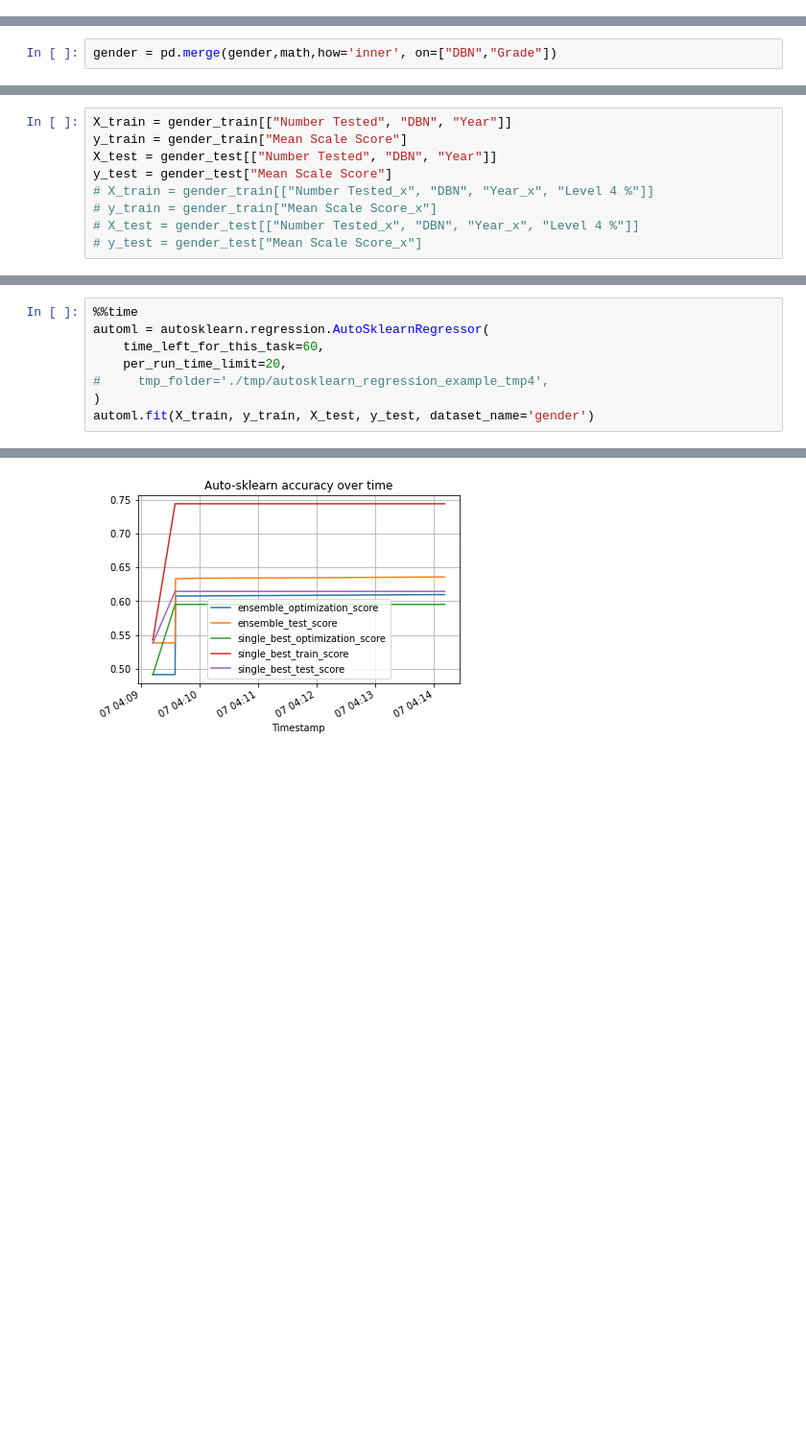
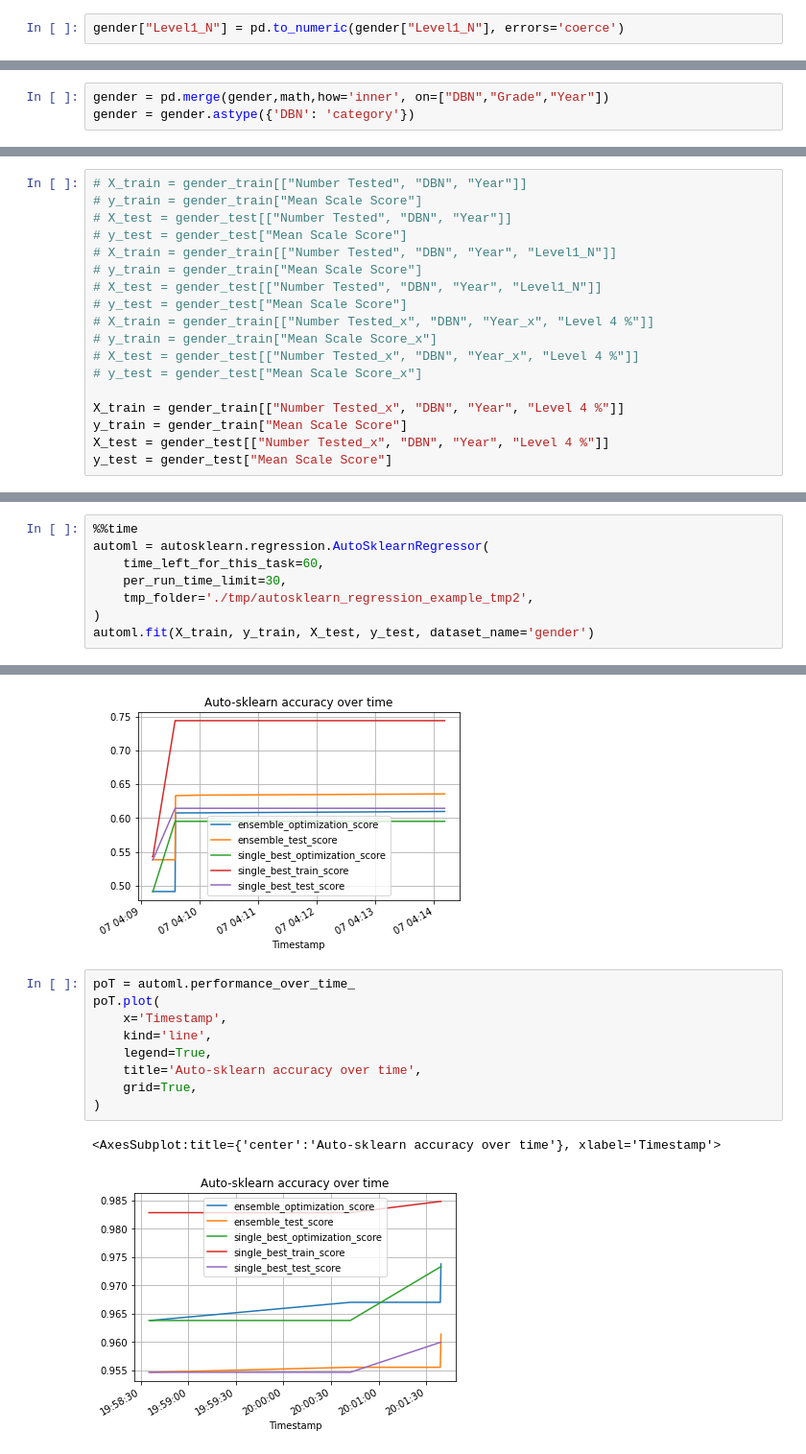
Before and after one commit to primkey7607/factorizedlearn, a Jupyter notebook: vsautosklearn.ipynb, the cells around one changed output, grey strips where cells are left out. Shown at 96% size. Drawn from its saved outputs; the diff is of its cells as text; blank space fills up the shorter version.

```diff
--- a/vsautosklearn.ipynb
+++ b/vsautosklearn.ipynb
@@ -28,0 +71,2 @@ gender["Mean Scale Score"] = pd.to_numeric(gender["Mean Scale Score"], errors='c
+# %%
+gender["Level1_N"] = pd.to_numeric(gender["Level1_N"], errors='coerce')
@@ -29,4 +77,5 @@ gender["Mean Scale Score"] = pd.to_numeric(gender["Mean Scale Score"], errors='c
 # %%
-gender = pd.merge(gender,math,how='inner', on=["DBN","Grade"])
+gender = pd.merge(gender,math,how='inner', on=["DBN","Grade","Year"])
+gender = gender.astype({'DBN': 'category'})
 # %%
 gender["Level 4 %"] = pd.to_numeric(gender["Level 4 %"], errors='coerce').fillna(0)
@@ -72,11 +119,20 @@ for i in range(classes):
     gender_test_CV = gender[msk == i]
     gender_train_CVsets.append([gender_train_CV, gender_test_CV])
 # %%
-X_train = gender_train[["Number Tested", "DBN", "Year"]]
-y_train = gender_train["Mean Scale Score"]
-X_test = gender_test[["Number Tested", "DBN", "Year"]]
-y_test = gender_test["Mean Scale Score"]
+# X_train = gender_train[["Number Tested", "DBN", "Year"]]
+# y_train = gender_train["Mean Scale Score"]
+# X_test = gender_test[["Number Tested", "DBN", "Year"]]
+# y_test = gender_test["Mean Scale Score"]
+# X_train = gender_train[["Number Tested", "DBN", "Year", "Level1_N"]]
+# y_train = gender_train["Mean Scale Score"]
+# X_test = gender_test[["Number Tested", "DBN", "Year", "Level1_N"]]
+# y_test = gender_test["Mean Scale Score"]
 # X_train = gender_train[["Number Tested_x", "DBN", "Year_x", "Level 4 %"]]
 # y_train = gender_train["Mean Scale Score_x"]
 # X_test = gender_test[["Number Tested_x", "DBN", "Year_x", "Level 4 %"]]
 # y_test = gender_test["Mean Scale Score_x"]
+
+X_train = gender_train[["Number Tested_x", "DBN", "Year", "Level 4 %"]]
+y_train = gender_train["Mean Scale Score"]
+X_test = gender_test[["Number Tested_x", "DBN", "Year", "Level 4 %"]]
+y_test = gender_test["Mean Scale Score"]
@@ -84,8 +146,8 @@ y_test = gender_test["Mean Scale Score"]
 %%time
 automl = autosklearn.regression.AutoSklearnRegressor(
     time_left_for_this_task=60,
-    per_run_time_limit=20,
-#     tmp_folder='./tmp/autosklearn_regression_example_tmp4',
+    per_run_time_limit=30,
+    tmp_folder='./tmp/autosklearn_regression_example_tmp2',
 )
 automl.fit(X_train, y_train, X_test, y_test, dataset_name='gender')
 # %% [output]
@@ -183,3 +240,15 @@ poT.plot(
 # %% [output]
 <AxesSubplot:title={'center':'Auto-sklearn accuracy over time'}, xlabel='Timestamp'>
 [figure]
+# %%
+poT = automl.performance_over_time_
+poT.plot(
+    x='Timestamp',
+    kind='line',
+    legend=True,
+    title='Auto-sklearn accuracy over time',
+    grid=True,
+)
+# %% [output]
+<AxesSubplot:title={'center':'Auto-sklearn accuracy over time'}, xlabel='Timestamp'>
+[figure, added]
```
Also changed, not shown: parts of 13 cells of this notebook, 7 other files.
